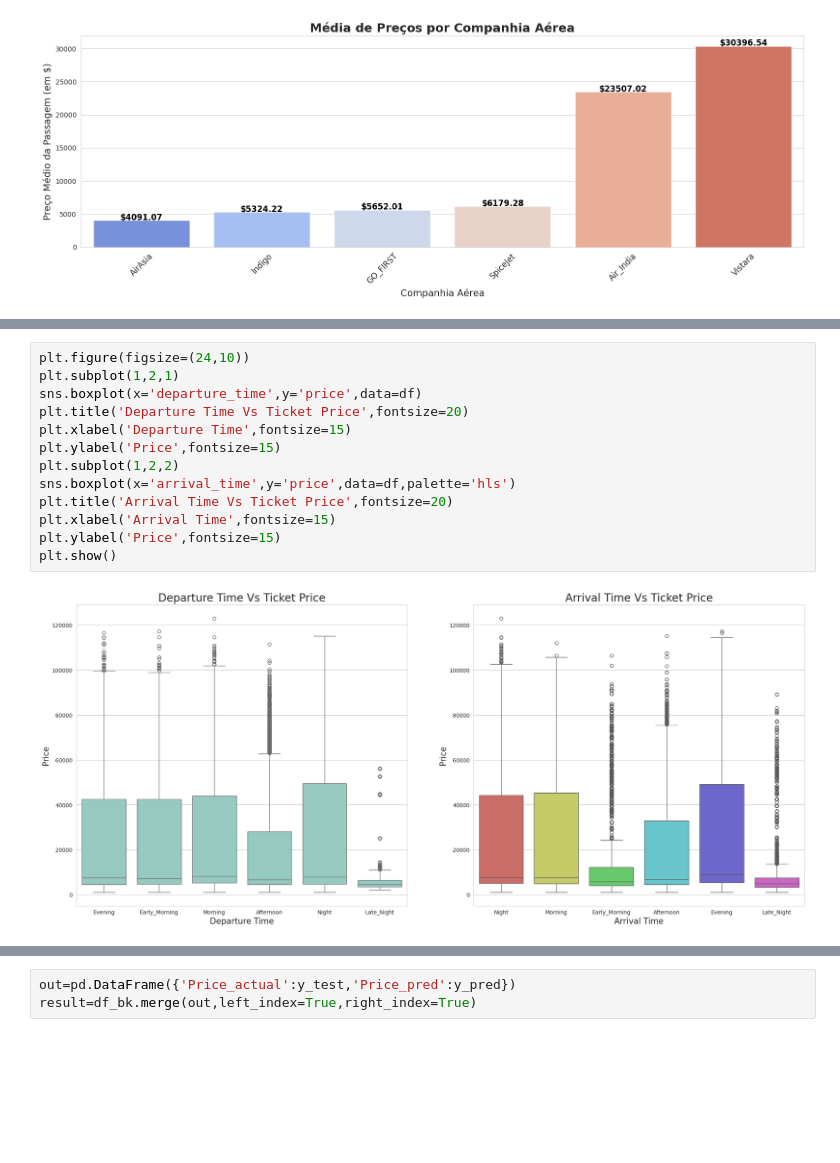
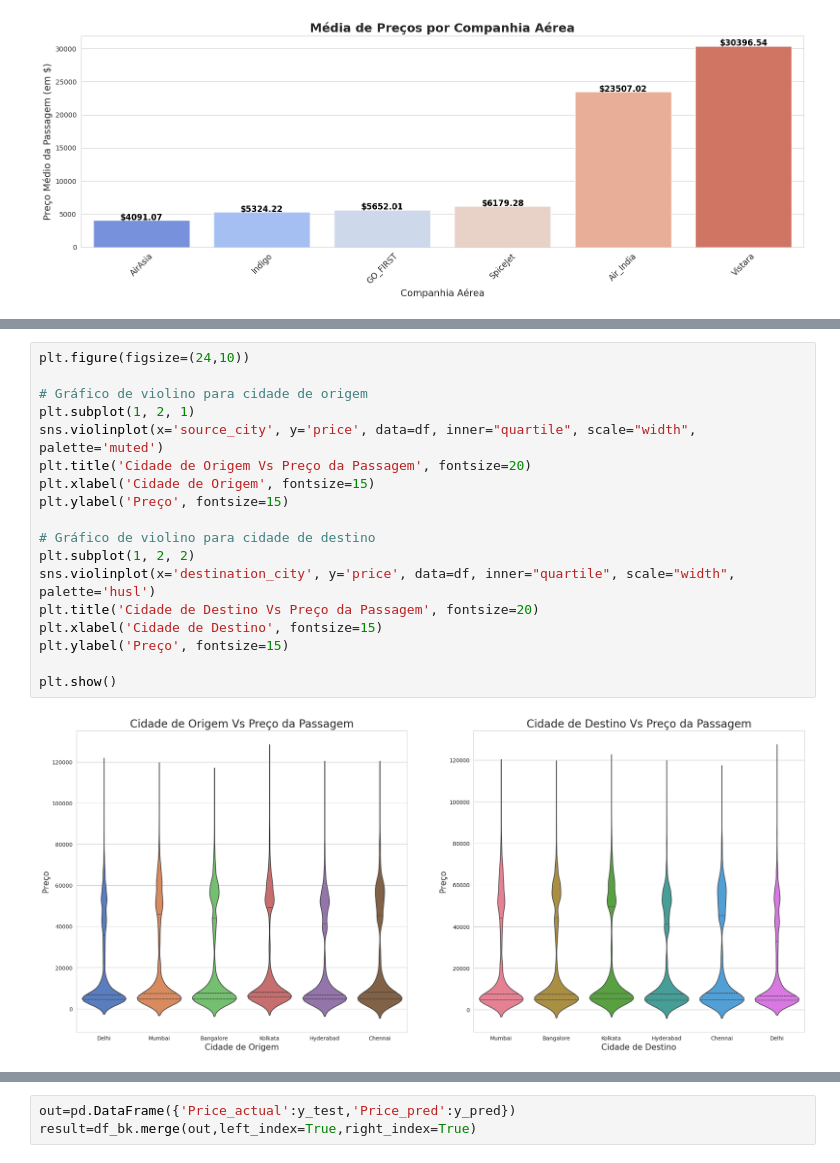
Before and after one commit to Santiann/Trabalho-Final---Flight-Price-Prediction, a Jupyter notebook: Previsão_de_preço_de_voo.ipynb, the cells around one changed output, grey strips where cells are left out. Cells and saved outputs as stored; diff of their text form; blank space fills up the shorter version.

```diff
--- a/Previsão_de_preço_de_voo.ipynb
+++ b/Previsão_de_preço_de_voo.ipynb
@@ -237,15 +298,20 @@ plt.show()
 # %%
 plt.figure(figsize=(24,10))
-plt.subplot(1,2,1)
-sns.boxplot(x='departure_time',y='price',data=df)
-plt.title('Departure Time Vs Ticket Price',fontsize=20)
-plt.xlabel('Departure Time',fontsize=15)
-plt.ylabel('Price',fontsize=15)
-plt.subplot(1,2,2)
-sns.boxplot(x='arrival_time',y='price',data=df,palette='hls')
-plt.title('Arrival Time Vs Ticket Price',fontsize=20)
-plt.xlabel('Arrival Time',fontsize=15)
-plt.ylabel('Price',fontsize=15)
+
+# Gráfico de violino para cidade de origem
+plt.subplot(1, 2, 1)
+sns.violinplot(x='source_city', y='price', data=df, inner="quartile", scale="width", palette='muted')
+plt.title('Cidade de Origem Vs Preço da Passagem', fontsize=20)
+plt.xlabel('Cidade de Origem', fontsize=15)
+plt.ylabel('Preço', fontsize=15)
+
+# Gráfico de violino para cidade de destino
+plt.subplot(1, 2, 2)
+sns.violinplot(x='destination_city', y='price', data=df, inner="quartile", scale="width", palette='husl')
+plt.title('Cidade de Destino Vs Preço da Passagem', fontsize=20)
+plt.xlabel('Cidade de Destino', fontsize=15)
+plt.ylabel('Preço', fontsize=15)
+
 plt.show()
 # %% [output]
-[figure, old version]
+[figure, new version]
```
Also changed, not shown: parts of 34 cells of this notebook.
